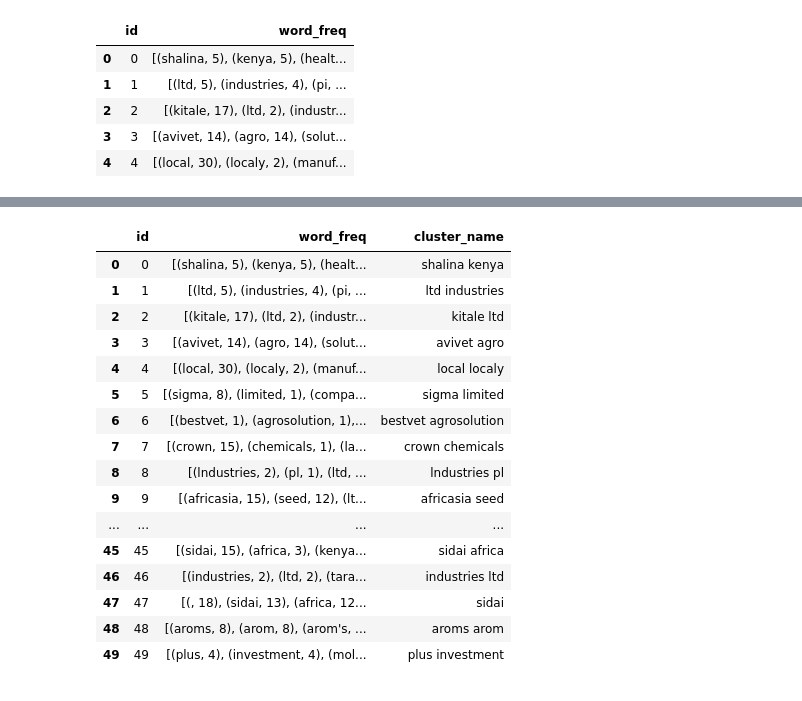
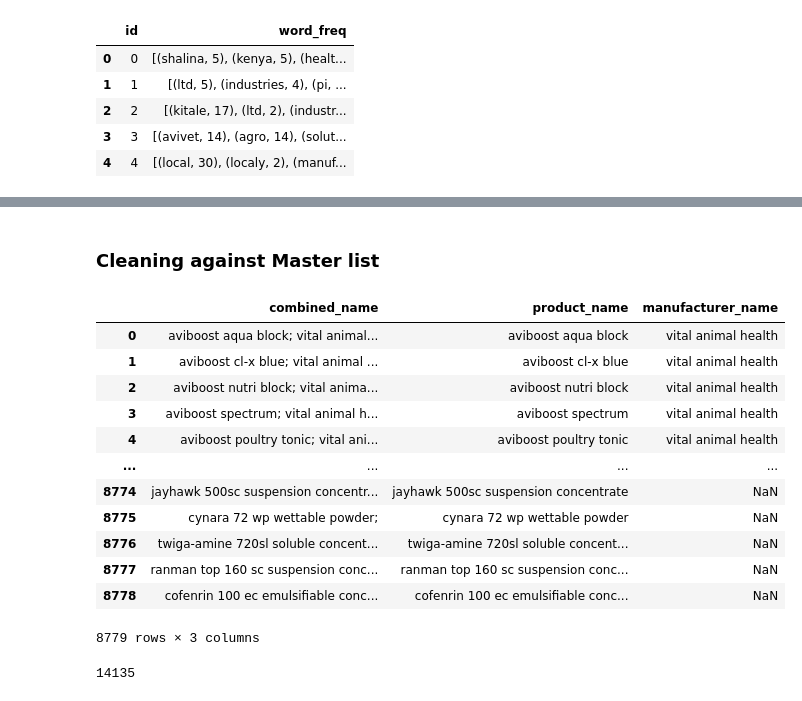
Before and after one commit to natbernard/Clustering-for-Product-Matching, a Jupyter notebook: model/string_matching_algorithm.ipynb, the cells around one changed output, grey strips where cells are left out. Cells and saved outputs as stored; diff of their text form; code cells hidden in the pictures.

```diff
--- a/model/string_matching_algorithm.ipynb
+++ b/model/string_matching_algorithm.ipynb
@@ -352,20 +382,20 @@ cluster_word_freq_df.head()
-# %%
-cluster_word_freq_df[:50]
-# %% [output]
-|  | id | word_freq | cluster_name |
-| 0 | 0 | [(shalina, 5), (kenya, 5), (healt... | shalina kenya |
-| 1 | 1 | [(ltd, 5), (industries, 4), (pi, ... | ltd industries |
-| 2 | 2 | [(kitale, 17), (ltd, 2), (industr... | kitale ltd |
-| 3 | 3 | [(avivet, 14), (agro, 14), (solut... | avivet agro |
-| 4 | 4 | [(local, 30), (localy, 2), (manuf... | local localy |
-| 5 | 5 | [(sigma, 8), (limited, 1), (compa... | sigma limited |
-| 6 | 6 | [(bestvet, 1), (agrosolution, 1),... | bestvet agrosolution |
-| 7 | 7 | [(crown, 15), (chemicals, 1), (la... | crown chemicals |
-| 8 | 8 | [(lndustries, 2), (pl, 1), (ltd, ... | lndustries pl |
-| 9 | 9 | [(africasia, 15), (seed, 12), (lt... | africasia seed |
-| ... | ... | ... | ... |
-| 45 | 45 | [(sidai, 15), (africa, 3), (kenya... | sidai africa |
-| 46 | 46 | [(industries, 2), (ltd, 2), (tara... | industries ltd |
-| 47 | 47 | [(, 18), (sidai, 13), (africa, 12... | sidai |
-| 48 | 48 | [(aroms, 8), (arom, 8), (arom's, ... | aroms arom |
-| 49 | 49 | [(plus, 4), (investment, 4), (mol... | plus investment |
+# %% [markdown]
+### Cleaning against Master list
+# %%
+# loading the master list
+master_list_df = pd.read_csv('/home/natasha/Documents/Iprocure/Clustering-for-Product-Matching/data/master_list.csv')
+master_list_df
+# %% [output]
+|  | combined_name | product_name | manufacturer_name |
+| 0 | aviboost aqua block; vital animal... | aviboost aqua block | vital animal health |
+| 1 | aviboost cl-x blue; vital animal ... | aviboost cl-x blue | vital animal health |
+| 2 | aviboost nutri block; vital anima... | aviboost nutri block | vital animal health |
+| 3 | aviboost spectrum; vital animal h... | aviboost spectrum | vital animal health |
+| 4 | aviboost poultry tonic; vital ani... | aviboost poultry tonic | vital animal health |
+| ... | ... | ... | ... |
+| 8774 | jayhawk 500sc suspension concentr... | jayhawk 500sc suspension concentrate | NaN |
+| 8775 | cynara 72 wp wettable powder; | cynara 72 wp wettable powder | NaN |
+| 8776 | twiga-amine 720sl soluble concent... | twiga-amine 720sl soluble concent... | NaN |
+| 8777 | ranman top 160 sc suspension conc... | ranman top 160 sc suspension conc... | NaN |
+| 8778 | cofenrin 100 ec emulsifiable conc... | cofenrin 100 ec emulsifiable conc... | NaN |
+8779 rows × 3 columns
@@ -371,0 +423,4 @@ cluster_word_freq_df[:50]
+# %%
+len(matches_cache)
+# %% [output]
+14135
```
Also changed, not shown: parts of 15 cells of this notebook.
